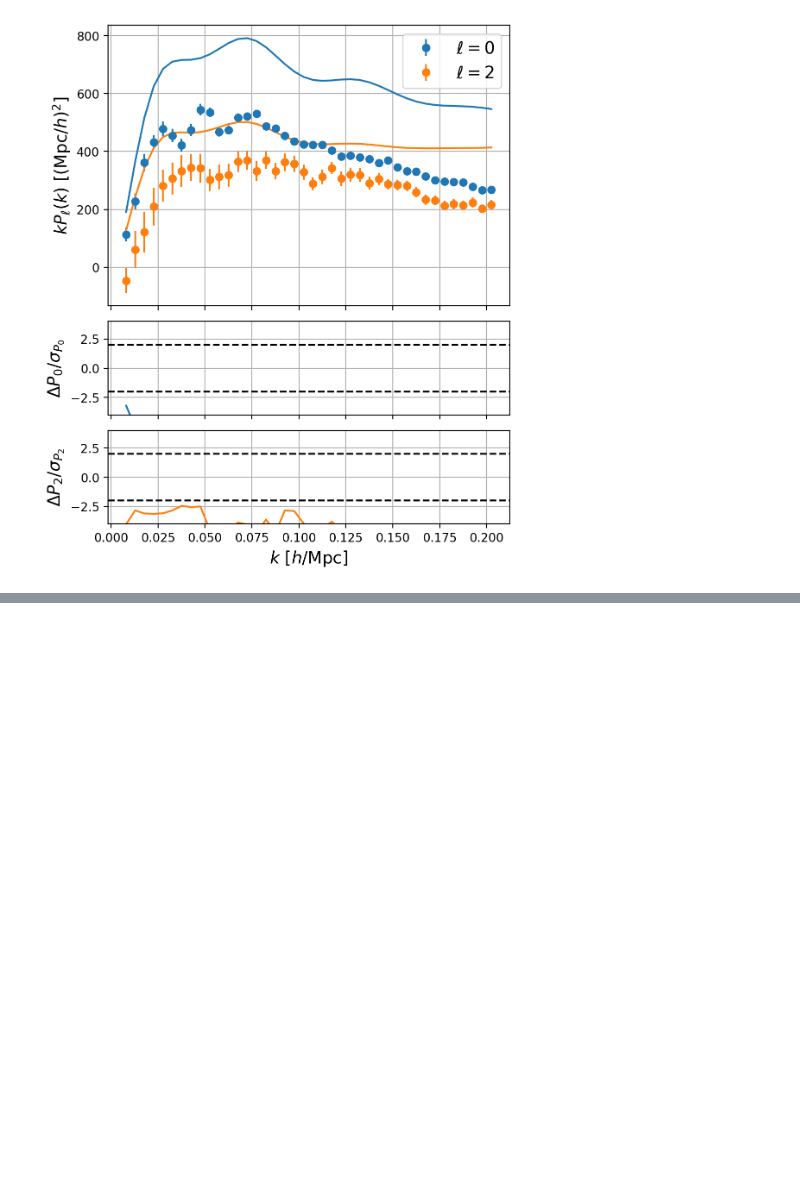
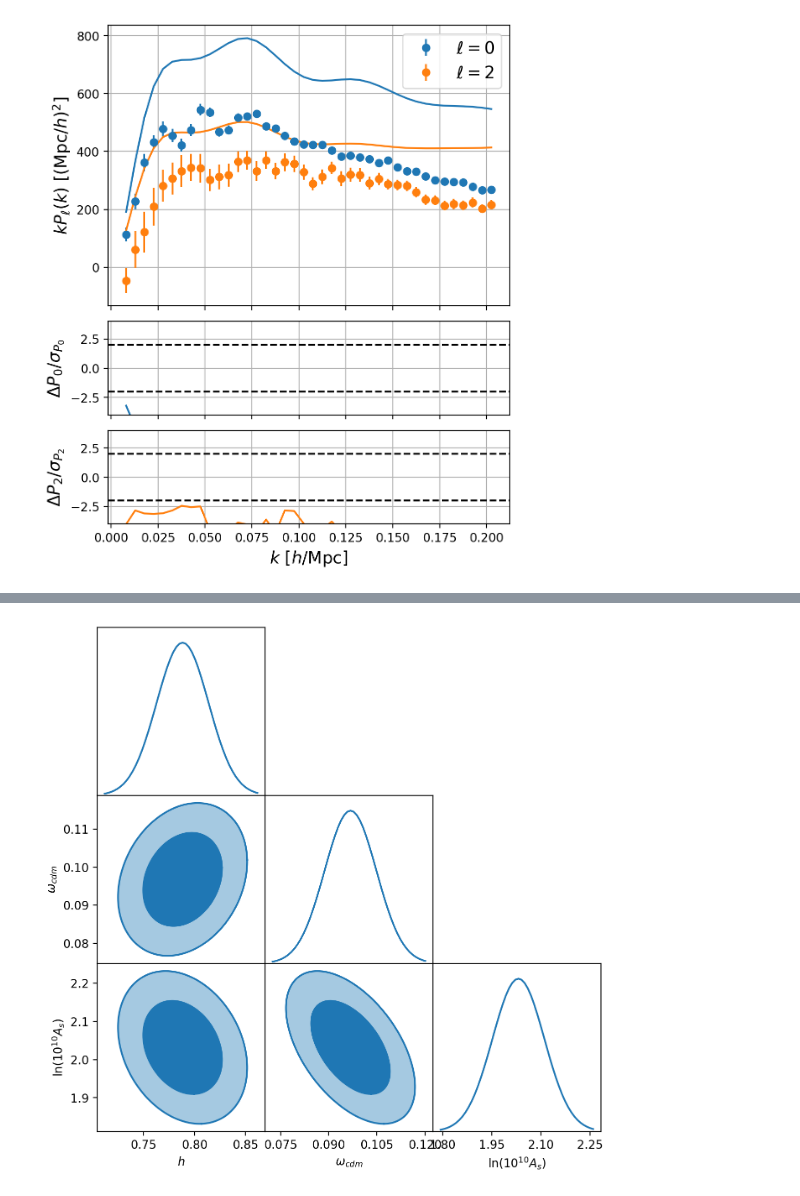
Before and after one commit to ShengyuHE/desi_spectro_sys, a Jupyter notebook: main/clustering.ipynb, the cells around one changed output, grey strips where cells are left out. Drawn from its saved outputs; the diff is of its cells as text; code cells hidden in the pictures; blank space fills up the shorter version.

```diff
--- a/main/clustering.ipynb
+++ b/main/clustering.ipynb
@@ -208,0 +189,6 @@ plt.plot(k_ev, k_ev*pk_obs[0])
+# %%
+# plot the posterior distribution
+from desilike.samples import plotting
+fig =plotting.plot_triangle_contours(profiles, params=['h','omega_cdm','logA'], filled=True)
+# %% [output]
+[figure, added]
```
Also changed, not shown: parts of 9 cells of this notebook, 3 other files.
